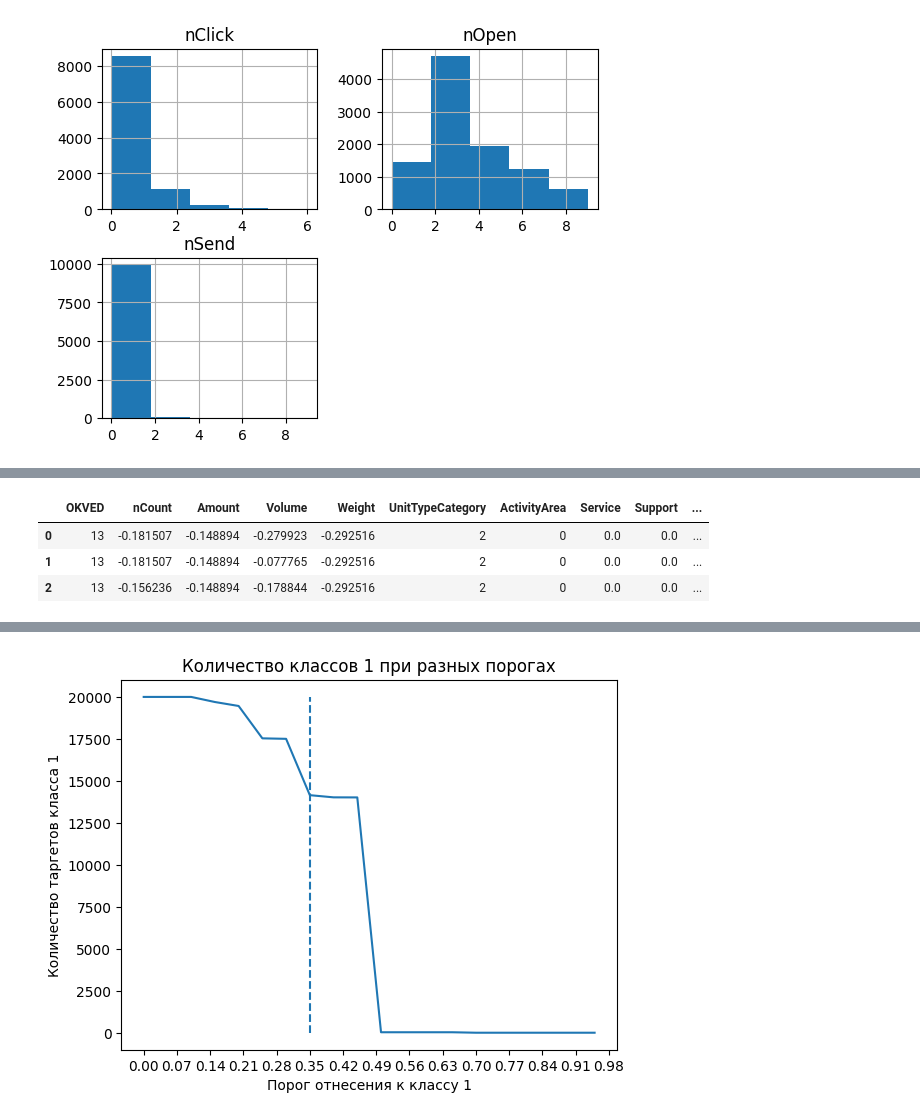
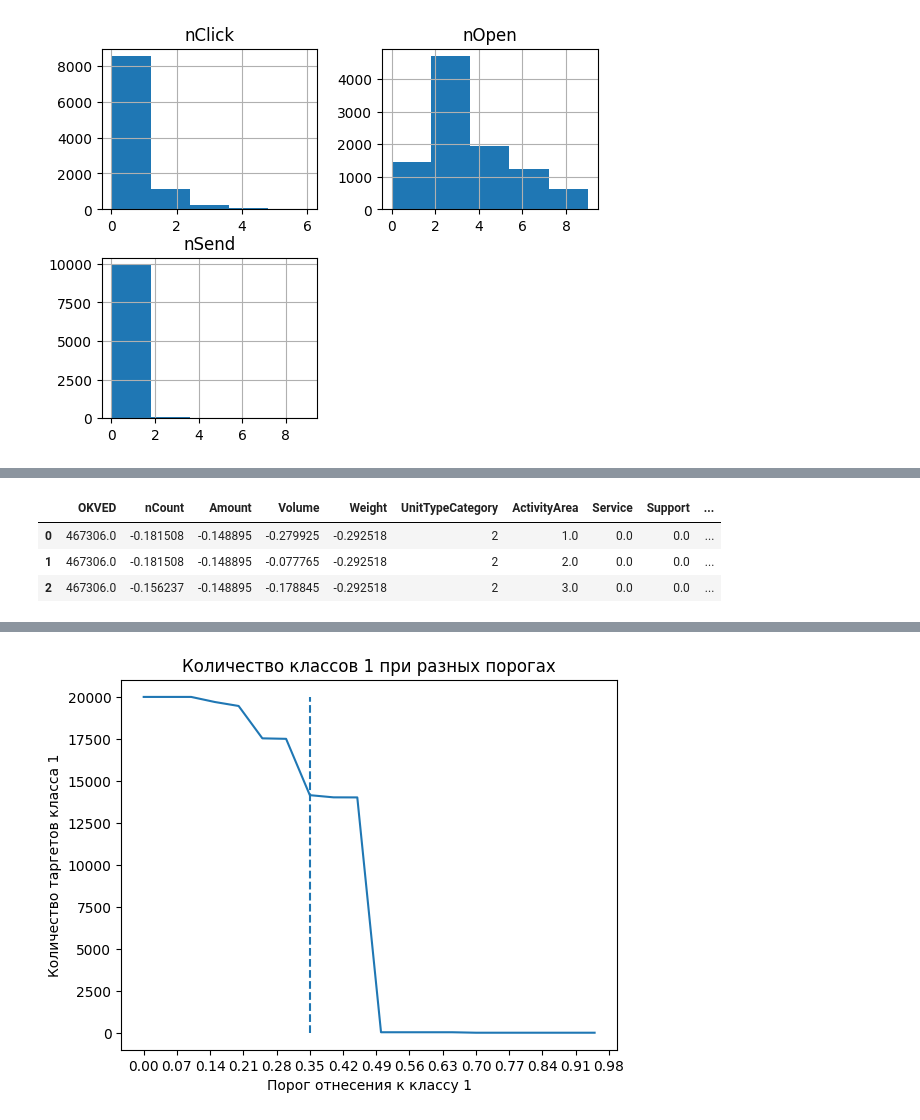
Before and after one commit to Bjorik23/mipt_datatons, a Jupyter notebook: target_customer_segment/feature_selection/select_feature.ipynb, the cells around one changed output, grey strips where cells are left out. Saved outputs shown, nothing was run; the diff lists cells and outputs as text; code cells hidden in the pictures.

```diff
--- a/target_customer_segment/feature_selection/select_feature.ipynb
+++ b/target_customer_segment/feature_selection/select_feature.ipynb
@@ -5,3 +37,3 @@ import matplotlib.pyplot as plt
 # %%
-feedback = pd.read_csv(r'..\preprocessed\feedback_preprocessed.csv')
-behaviour = pd.read_csv(r'..\preprocessed\behaviour_2023_preprocessed.csv')
+feedback = pd.read_csv(r'../preprocessed/feedback_preprocessed.csv')
+behaviour = pd.read_csv(r'../preprocessed/behaviour_2023_preprocessed.csv')
@@ -86,5 +40,10 @@ behaviour.head(2)
 # %%
-categorical_columns = ['OKVED', 'UnitTypeCategory', 'ActivityArea', 'Service', 'Support', 'TransportationType', 'BeginMonth', 'EndMonth', 'IsHoliday', 'IsWeekend']
+categorical_columns = ['OKVED', 'UnitTypeCategory', 'ActivityArea', 'Service',
+                       'Support', 'TransportationType', 'BeginMonth', 'EndMonth',
+                       'IsHoliday', 'IsWeekend']
+
+behaviour = categorize_table(behaviour) # функция преобразует категориальные данные в тип categories
+#проверяем что в категориальных данных значения различны (в одной колонке не находится только одна категория)
 for column_name in categorical_columns:
     print(behaviour[column_name].value_counts())
 # %% [output]
@@ -173,10 +132,15 @@ final_df = final_df.drop('UID', axis = 1)
 # %%
-categorical_columns
+scaler = StandardScaler()
 numeric_columns = ['nCount', 'Amount', 'Volume', 'Weight', 'ResponseDays']
-final_df.loc[:, numeric_columns] = (final_df.loc[:, numeric_columns] - final_df.loc[:, numeric_columns].mean())/final_df.loc[:, numeric_columns].std()
+
+feedback['percent_nClick'] = round(feedback['nClick']/ feedback.loc[:, 'nClick':'nSend'].sum(axis = 1), 2)
+final_df = behaviour.merge(feedback.loc[:, ['UID','percent_nClick']], how = 'left', on='UID') #объединяем таблицу признаков и таблицу таргетов
+final_df = final_df.drop('UID', axis = 1) #этот столбец больше не нужен
+
+final_df.loc[:, numeric_columns] = scaler.fit_transform(final_df.loc[:, numeric_columns])#(final_df.loc[:, numeric_columns] - final_df.loc[:, numeric_columns].mean())/final_df.loc[:, numeric_columns].std()
 final_df.head(3)
 # %% [output]
 |  | OKVED | nCount | Amount | Volume | Weight | UnitTypeCategory | ActivityArea | Service | Support | ... |
-| 0 | 13 | -0.181507 | -0.148894 | -0.279923 | -0.292516 | 2 | 0 | 0.0 | 0.0 | ... |
-| 1 | 13 | -0.181507 | -0.148894 | -0.077765 | -0.292516 | 2 | 0 | 0.0 | 0.0 | ... |
-| 2 | 13 | -0.156236 | -0.148894 | -0.178844 | -0.292516 | 2 | 0 | 0.0 | 0.0 | ... |
+| 0 | 467306.0 | -0.181508 | -0.148895 | -0.279925 | -0.292518 | 2 | 1.0 | 0.0 | 0.0 | ... |
+| 1 | 467306.0 | -0.181508 | -0.148895 | -0.077765 | -0.292518 | 2 | 2.0 | 0.0 | 0.0 | ... |
+| 2 | 467306.0 | -0.156237 | -0.148895 | -0.178845 | -0.292518 | 2 | 3.0 | 0.0 | 0.0 | ... |
```
Also changed, not shown: parts of 80 cells of this notebook, 7 other files.
